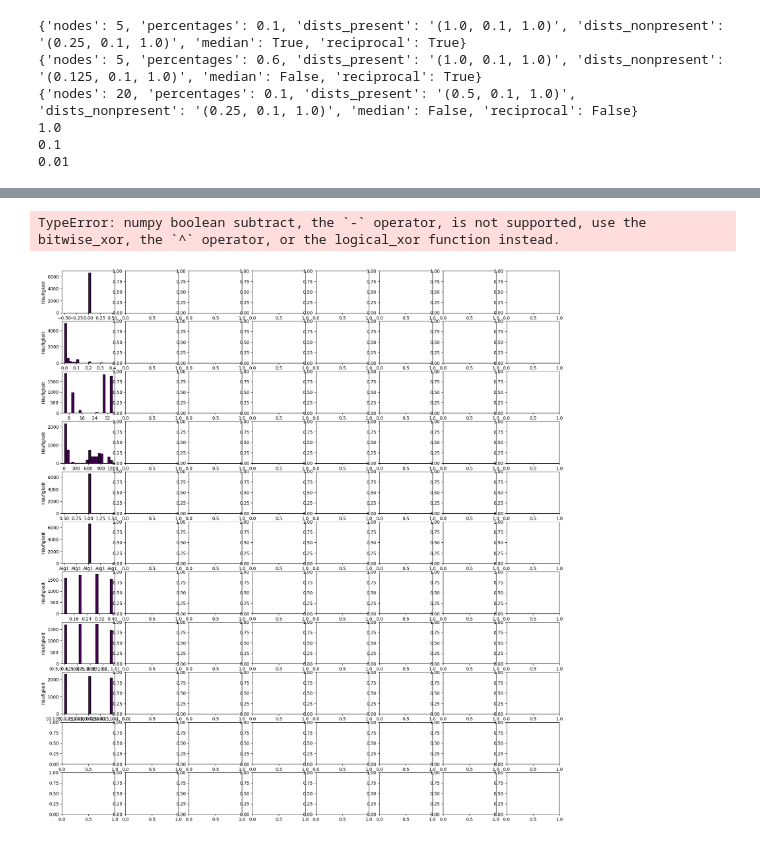
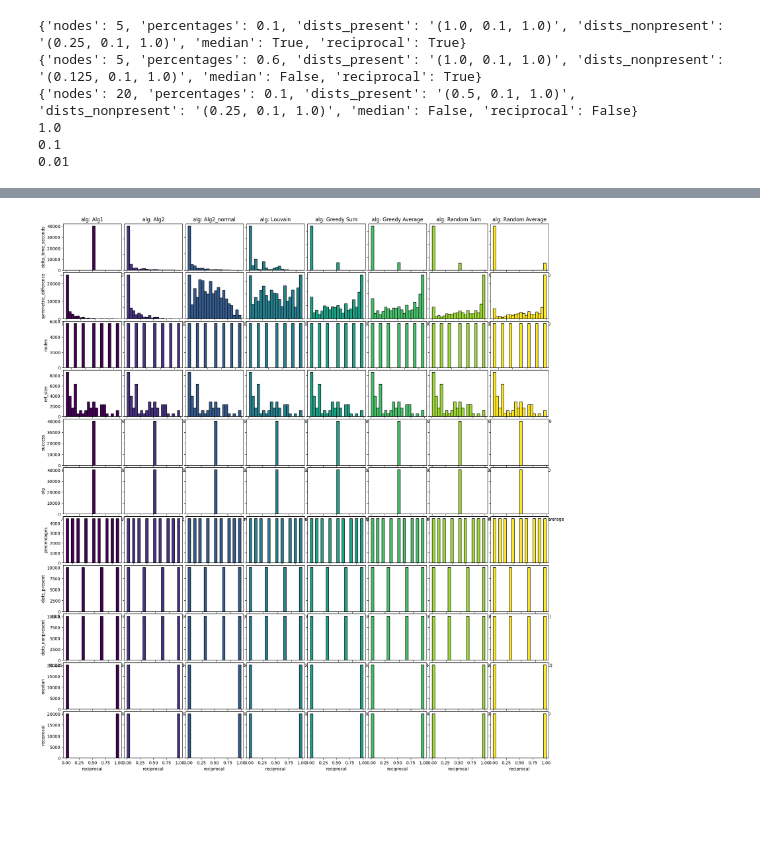
Before and after one commit to MaxOmlor/GraphentheoPraktikum, a Jupyter notebook: data_vis/wp1_benchmark.ipynb, the cells around one changed output, grey strips where cells are left out. Cells and saved outputs as stored; diff of their text form; code cells hidden in the pictures; blank space fills up the shorter version.

```diff
--- a/data_vis/wp1_benchmark.ipynb
+++ b/data_vis/wp1_benchmark.ipynb
@@ -145,9 +242,0 @@ df
-# %%
-def convert_time(t):
-    if len(t.split('.')) == 1:  # Mikrosekunden fehlen
-        t += '.000000'  # Fügen Sie Mikrosekunden hinzu
-    return pd.to_datetime(t, format='%H:%M:%S.%f').time()
-
-# df['delta_time'] = df['delta_time'].apply(convert_time)
-df['delta_time'] = [convert_time(item) for item in tqdm.tqdm(df['delta_time'].values, total=len(df['delta_time'].values), desc="load csv files")]
-df
@@ -167,0 +243,3 @@ df
+# %%
+df = convert_time_df(df)
+df
@@ -195,0 +304,3 @@ def determine_time_unit(column):
+# %%
+df = to_num_df(df)
+df
@@ -274,8 +396,14 @@ def plot_distribution(dataframe, color_column=None, max_xticks=10, subplot_width
             num_dataframe[col] = num_dataframe[col].apply(lambda t: time_to_units(t, time_unit))
             num_dataframe = num_dataframe.rename(columns={col: f'{col}_{time_unit}'})
 
+        if num_dataframe[col].dtype == bool:
+            num_dataframe[col] = num_dataframe[col].astype(int)
+
+    bar = tqdm.tqdm(total=len(unique_values)*len(num_dataframe.columns), desc='draw subplots')
     for i, unique_value in enumerate(unique_values):
         for j, column in enumerate(num_dataframe.columns):
+            # print(f'{unique_value=}, {column=}')
+
             if len(unique_values) == 1:
                 ax = axes[j]
             else:
@@ -283,12 +411,13 @@ def plot_distribution(dataframe, color_column=None, max_xticks=10, subplot_width
 
             if color_column is not None:
                 data = num_dataframe[num_dataframe[color_column] == unique_value][column]
+                # print(f'{data=}')
                 # ax.hist(data, bins=20, edgecolor='black', label=f'{color_column}: {unique_value}', color=color_dict[unique_value])  # Ändere die Farbe hier
                 ax.hist(data, bins=20, edgecolor='black', color=color_dict[unique_value])  # Ändere die Farbe hier
                 ax.set_xlabel(column)
                 ax.xaxis.set_major_locator(MaxNLocator(max_xticks))
                 if i == 0:  # Beschrifte nur die linken Achsen
-                    ax.set_ylabel('Häufigkeit')
+                    ax.set_ylabel(column)
                 else:
                     ax.set_yticklabels([])
                 # ax.legend()
@@ -297,9 +426,11 @@ def plot_distribution(dataframe, color_column=None, max_xticks=10, subplot_width
                 ax.set_xlabel(column)
                 ax.xaxis.set_major_locator(MaxNLocator(max_xticks))
                 if i == 0:  # Beschrifte nur die linken Achsen
-                    ax.set_ylabel('Häufigkeit')
+                    ax.set_ylabel(column)
                 else:
                     ax.set_yticklabels([])
+
+            bar.update(1)
 
     for i, unique_value in enumerate(unique_values):
         if color_column is not None:
@@ -307,5 +438,5 @@ def plot_distribution(dataframe, color_column=None, max_xticks=10, subplot_width
 
     plt.subplots_adjust(left=0.1, right=0.9, top=0.9, bottom=0.1, wspace=subplot_spacing, hspace=subplot_spacing)
 
-    plt.tight_layout()
+    # plt.tight_layout()
     plt.show()
@@ -316,6 +574,5 @@ scatterplot_matrix(df, color_column='alg')
 # %%
-plot_distribution(df, color_column='alg', max_xticks=5)
+plot_distribution(df, color_column='alg', max_xticks=5, subplot_spacing=0.05)
 # plot_distribution(df, max_xticks=5)
 # %% [output]
-TypeError: numpy boolean subtract, the `-` operator, is not supported, use the bitwise_xor, the `^` operator, or the logical_xor function instead.
-[figure, old version]
+[figure, new version]
```
Also changed, not shown: parts of 30 cells of this notebook, 6 other files.
